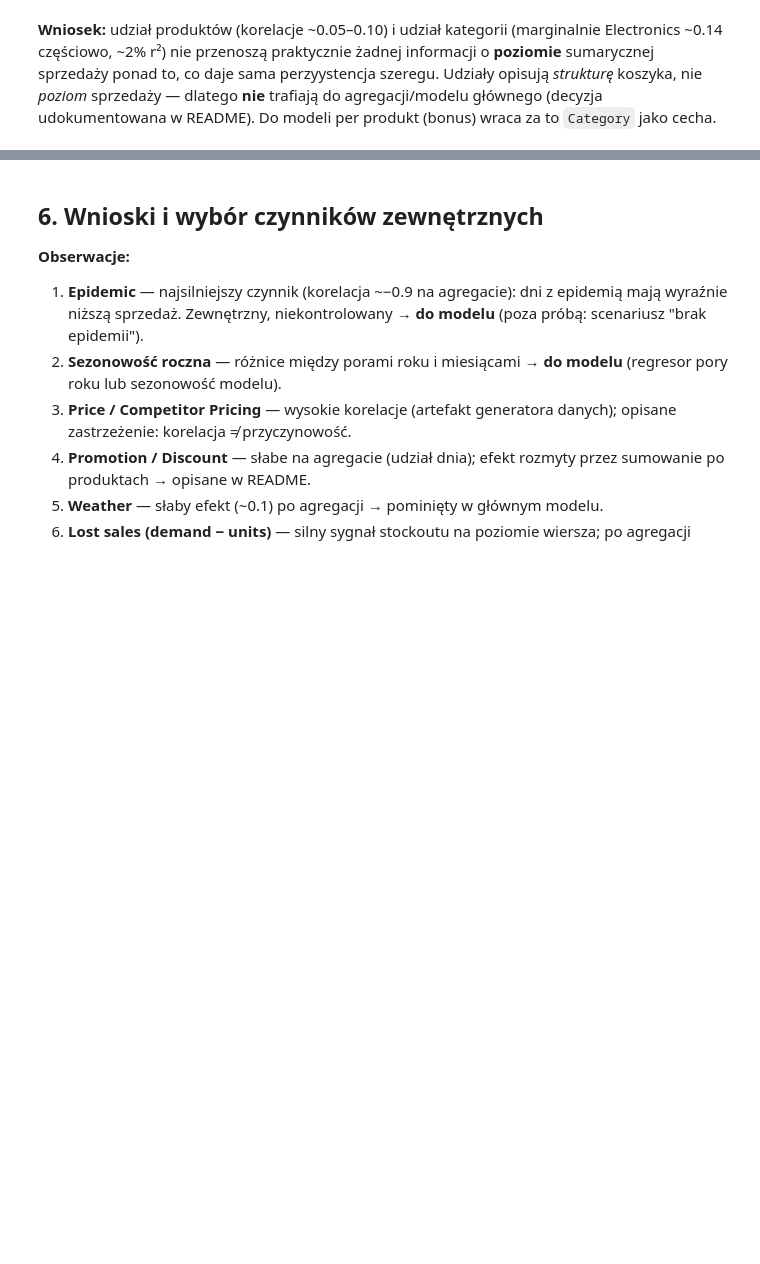
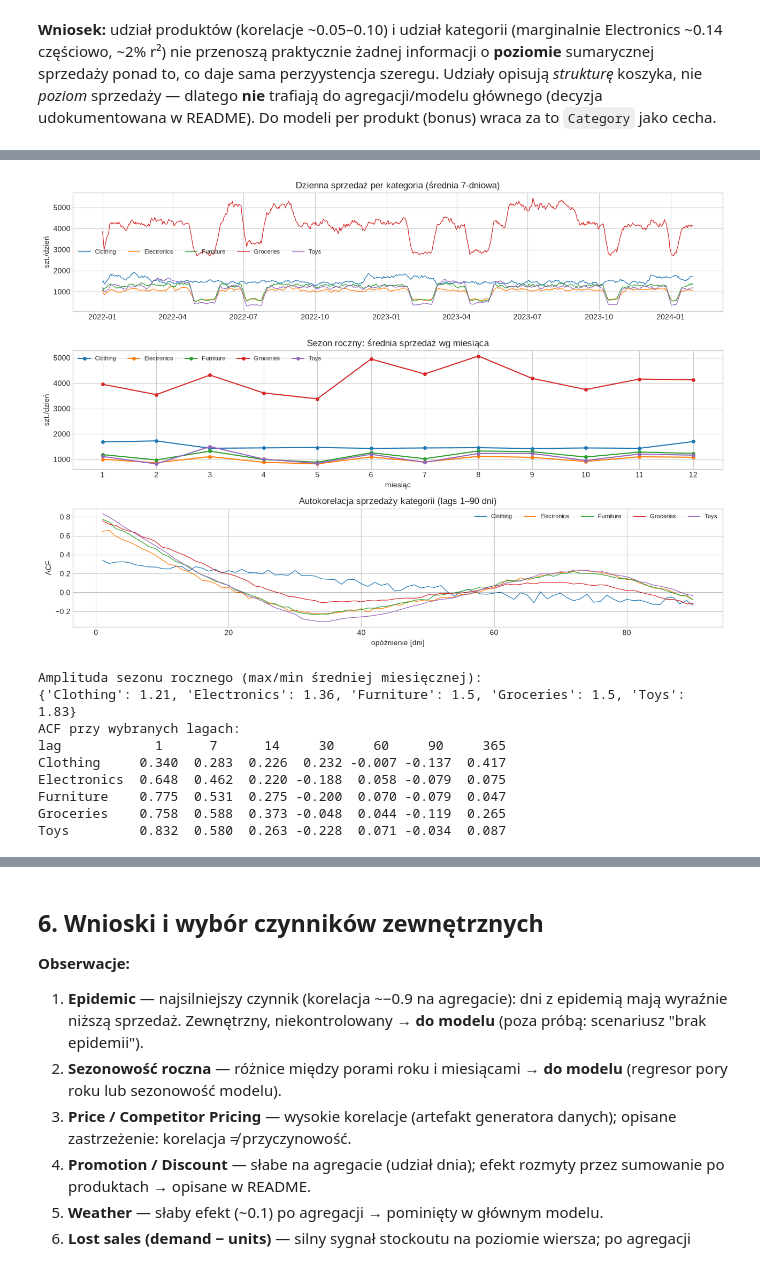
Before and after one commit to janusz-bit/forecast, a Jupyter notebook: notebooks/EDA.ipynb, the cells around one changed output, grey strips where cells are left out. Cells and saved outputs as stored; diff of their text form; code cells hidden in the pictures; blank space fills up the shorter version.

Commit message:
EDA §5c: cykliczność per kategoria (sezon tygodniowy, ~60d, roczny 1.2-1.8x, ACF)

```diff
--- a/notebooks/EDA.ipynb
+++ b/notebooks/EDA.ipynb
@@ -172,0 +177,50 @@ do agregacji/modelu głównego (decyzja udokumentowana w README). Do modeli per
+# %%
+cat_daily = raw.groupby(["Date", "Category"])["Units Sold"].sum().unstack()
+
+fig, axes = plt.subplots(3, 1, figsize=(13, 9))
+
+# 1) szereg dzienny (wygładzony 7d) per kategoria
+for c in cat_daily.columns:
+    axes[0].plot(cat_daily.index, cat_daily[c].rolling(7, min_periods=1).mean(), lw=.9, label=c)
+axes[0].set_title("Dzienna sprzedaż per kategoria (średnia 7-dniowa)")
+axes[0].set_ylabel("szt./dzień"); axes[0].legend(ncol=5, fontsize=8)
+
+# 2) sezon roczny: średnia wg miesiąca
+m = cat_daily.groupby(cat_daily.index.month).mean()
+for c in m.columns:
+    axes[1].plot(m.index, m[c], marker="o", ms=4, label=c)
+axes[1].set_title("Sezon roczny: średnia sprzedaż wg miesiąca")
+axes[1].set_xlabel("miesiąc"); axes[1].set_ylabel("szt./dzień")
+axes[1].set_xticks(range(1, 13)); axes[1].legend(ncol=5, fontsize=8)
+
+# 3) ACF per kategoria (lags 1..90)
+lags = range(1, 91)
+for c in cat_daily.columns:
+    acf = [cat_daily[c].autocorr(lag) for lag in lags]
+    axes[2].plot(lags, acf, lw=.9, label=c)
+axes[2].set_title("Autokorelacja sprzedaży kategorii (lags 1–90 dni)")
+axes[2].set_xlabel("opóźnienie [dni]"); axes[2].set_ylabel("ACF")
+axes[2].axhline(0, c="k", lw=.6); axes[2].legend(ncol=5, fontsize=8)
+
+fig.tight_layout(); fig.savefig(FIGS / "05_categories.png", dpi=110)
+plt.show()
+
+# kluczowe liczby
+m_amp = (m.max() / m.min())
+print("Amplituda sezonu rocznego (max/min średniej miesięcznej):")
+print(m_amp.round(2).to_dict())
+print("ACF przy wybranych lagach:")
+sel = [1, 7, 14, 30, 60, 90, 365]
+print(pd.DataFrame({c: [round(cat_daily[c].autocorr(l), 3) for l in sel] for c in cat_daily.columns},
+                   index=sel).rename_axis("lag").T.to_string())
+# %% [output]
+[figure, added]
+Amplituda sezonu rocznego (max/min średniej miesięcznej):
+{'Clothing': 1.21, 'Electronics': 1.36, 'Furniture': 1.5, 'Groceries': 1.5, 'Toys': 1.83}
+ACF przy wybranych lagach:
+lag            1      7      14     30     60     90     365
+Clothing     0.340  0.283  0.226  0.232 -0.007 -0.137  0.417
+Electronics  0.648  0.462  0.220 -0.188  0.058 -0.079  0.075
+Furniture    0.775  0.531  0.275 -0.200  0.070 -0.079  0.047
+Groceries    0.758  0.588  0.373 -0.048  0.044 -0.119  0.265
+Toys         0.832  0.580  0.263 -0.228  0.071 -0.034  0.087
```
Also changed, not shown: parts of 2 cells of this notebook, 1 other file.
